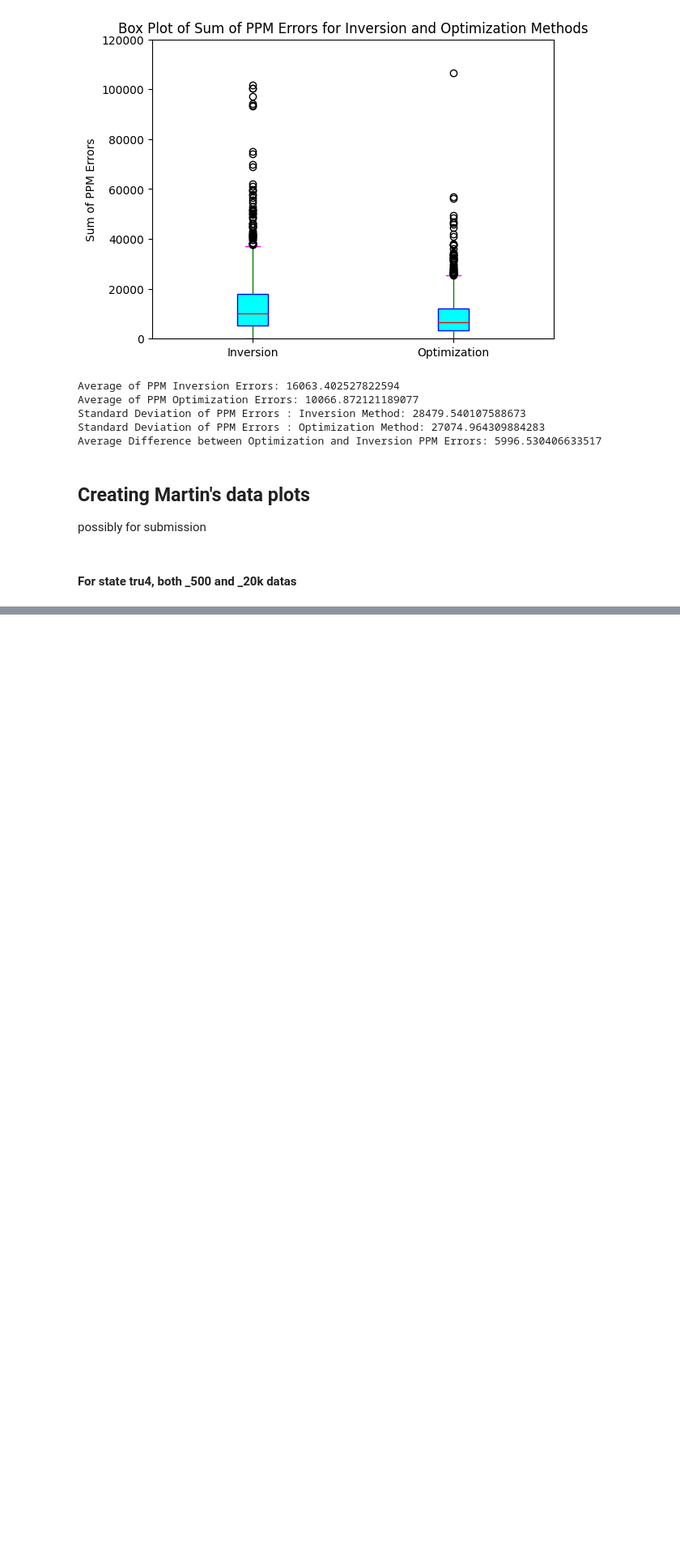
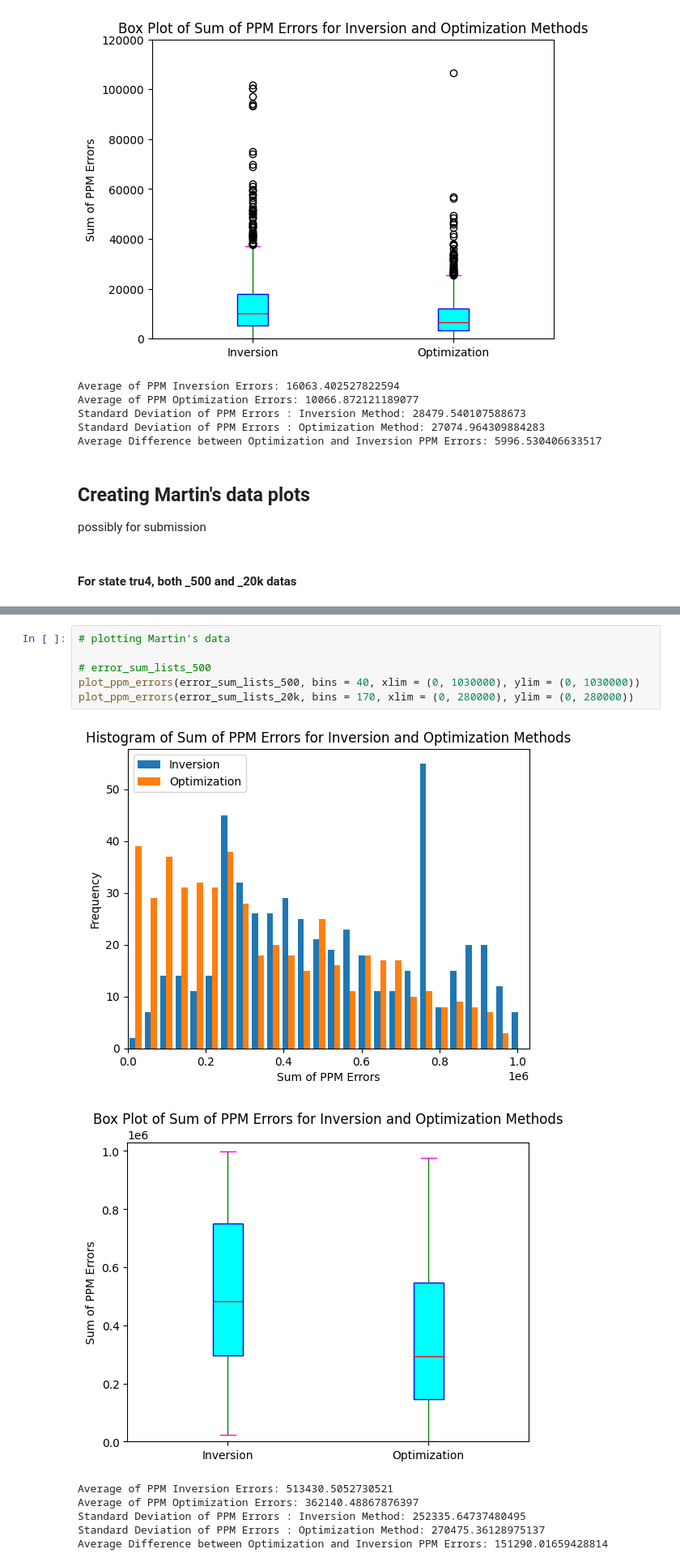
Before and after one commit to pranjagar/Pair_discrimination, a Jupyter notebook: Likelihood estimation MLE/MLE_plots_lean copy.ipynb, the cells around one changed output, grey strips where cells are left out. Shown: that part at 81% size. Cells and saved outputs as stored; diff of their text form; blank space fills up the shorter version.

Commit message:
final_finished_plots_martin

```diff
--- a/Likelihood estimation MLE/MLE_plots_lean copy.ipynb
+++ b/Likelihood estimation MLE/MLE_plots_lean copy.ipynb
@@ -197,0 +238,14 @@ NameError: name 'errors4_500_inv' is not defined
+# %%
+# plotting Martin's data
+
+# error_sum_lists_500
+plot_ppm_errors(error_sum_lists_500, bins = 40, xlim = (0, 1030000), ylim = (0, 1030000))
+plot_ppm_errors(error_sum_lists_20k, bins = 170, xlim = (0, 280000), ylim = (0, 280000))
+# %% [output]
+[figure, added]
+[figure, added]
+Average of PPM Inversion Errors: 513430.5052730521
+Average of PPM Optimization Errors: 362140.48867876397
+Standard Deviation of PPM Errors : Inversion Method: 252335.64737480495
+Standard Deviation of PPM Errors : Optimization Method: 270475.36128975137
+Average Difference between Optimization and Inversion PPM Errors: 151290.01659428814
```
Also changed, not shown: parts of 6 cells of this notebook, 4 other files.
